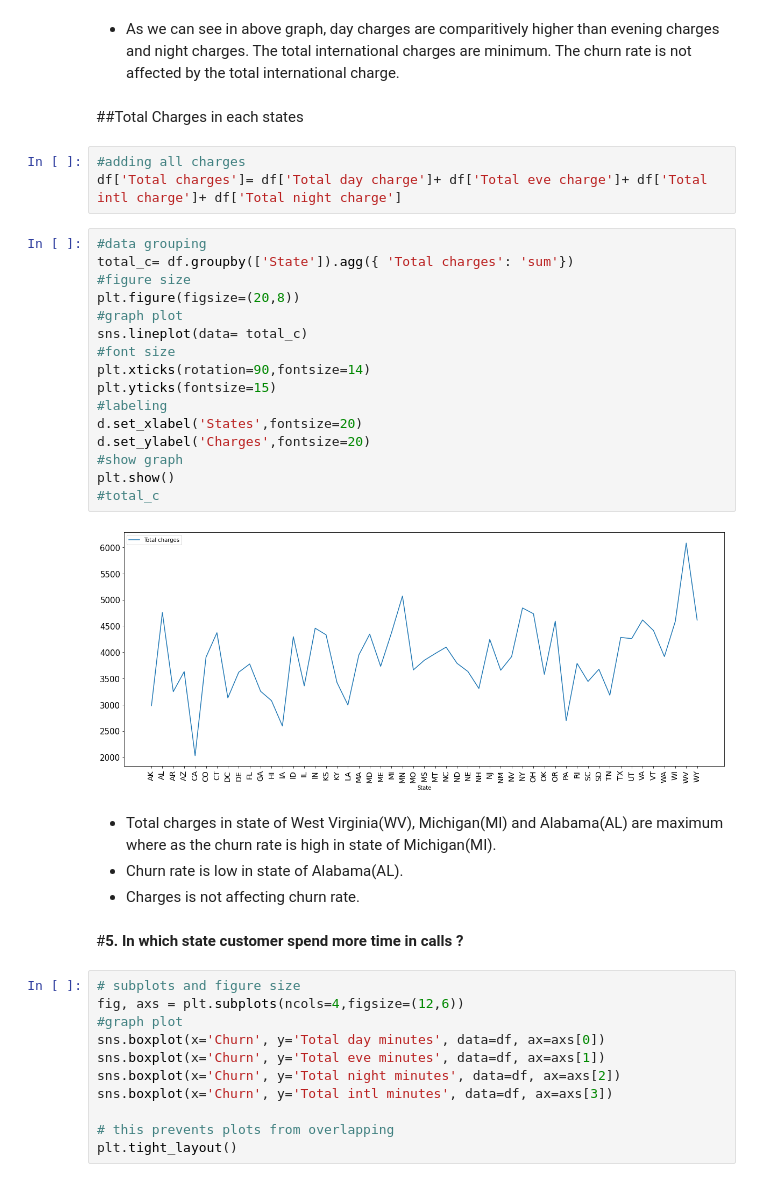
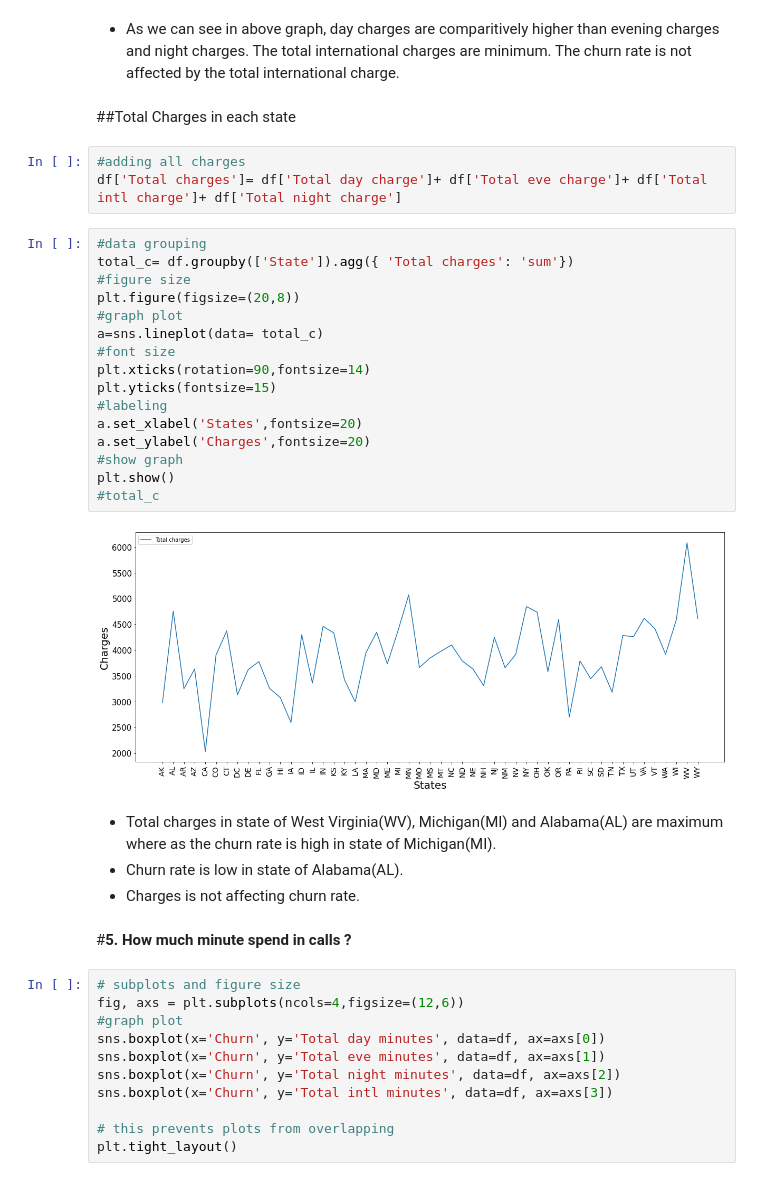
Before and after one commit to Zeeshan00789/Telecom-churn-analysis, a Jupyter notebook: 2_Churn_Analysis_Capstone_Project_Solution.ipynb, the cells around one changed output. Cells and saved outputs as stored; diff of their text form.

```diff
--- a/2_Churn_Analysis_Capstone_Project_Solution.ipynb
+++ b/2_Churn_Analysis_Capstone_Project_Solution.ipynb
@@ -314,34 +316,34 @@ plt.show()
 # %% [markdown]
 * As we can see in above graph, day charges are comparitively higher than evening charges and night charges. The total international charges are minimum. The churn rate is not affected by the total international charge.
 # %% [markdown]
-##Total Charges in each states
+##Total Charges in each state
 # %%
 #adding all charges
 df['Total charges']= df['Total day charge']+ df['Total eve charge']+ df['Total intl charge']+ df['Total night charge']
 # %%
 #data grouping
 total_c= df.groupby(['State']).agg({ 'Total charges': 'sum'})
 #figure size
 plt.figure(figsize=(20,8))
 #graph plot
-sns.lineplot(data= total_c)
+a=sns.lineplot(data= total_c)
 #font size
 plt.xticks(rotation=90,fontsize=14)
 plt.yticks(fontsize=15)
 #labeling
-d.set_xlabel('States',fontsize=20)
-d.set_ylabel('Charges',fontsize=20)
+a.set_xlabel('States',fontsize=20)
+a.set_ylabel('Charges',fontsize=20)
 #show graph
 plt.show()
 #total_c
 # %% [output]
-[figure, old version]
+[figure, new version]
 # %% [markdown]
 * Total charges in state of West Virginia(WV), Michigan(MI) and Alabama(AL) are maximum where as the churn rate is high in state of Michigan(MI).
 * Churn rate is low in state of Alabama(AL).
 * Charges is not affecting churn rate.
 # %% [markdown]
-#**5. In which state customer spend more time in calls ?**
+#**5. How much minute spend in calls ?**
 # %%
 # subplots and figure size
 fig, axs = plt.subplots(ncols=4,figsize=(12,6))
```
Also changed, not shown: parts of 16 cells of this notebook.
